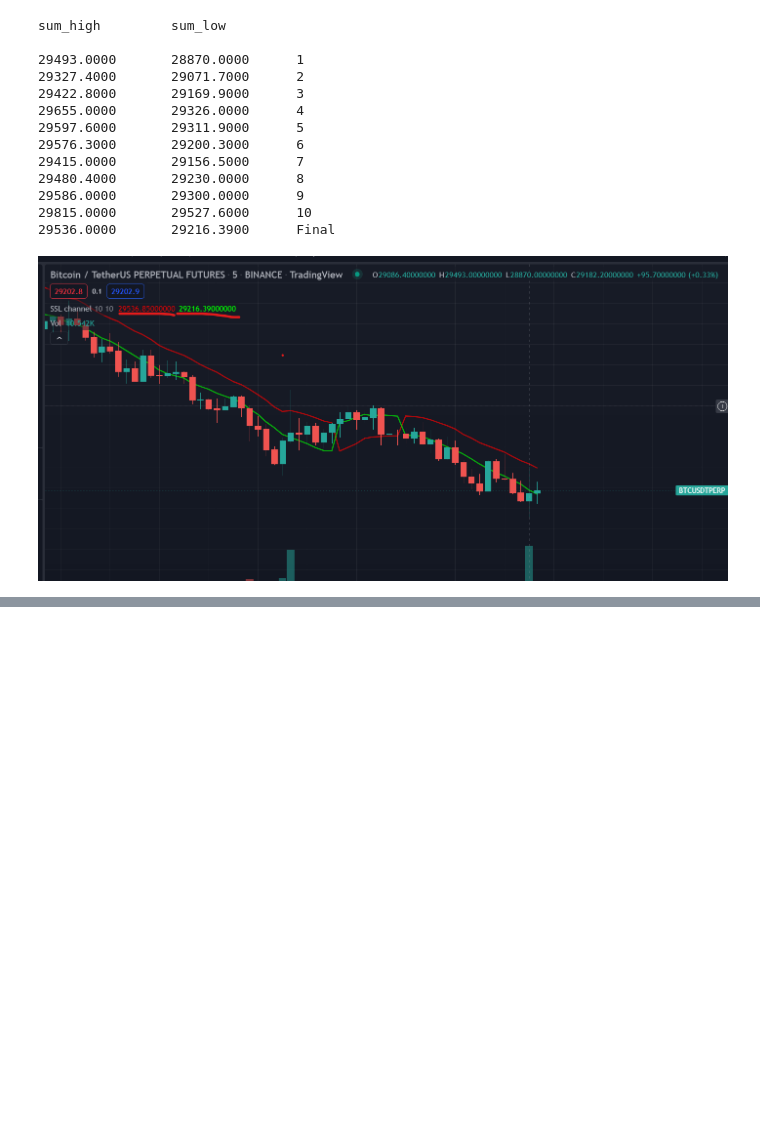
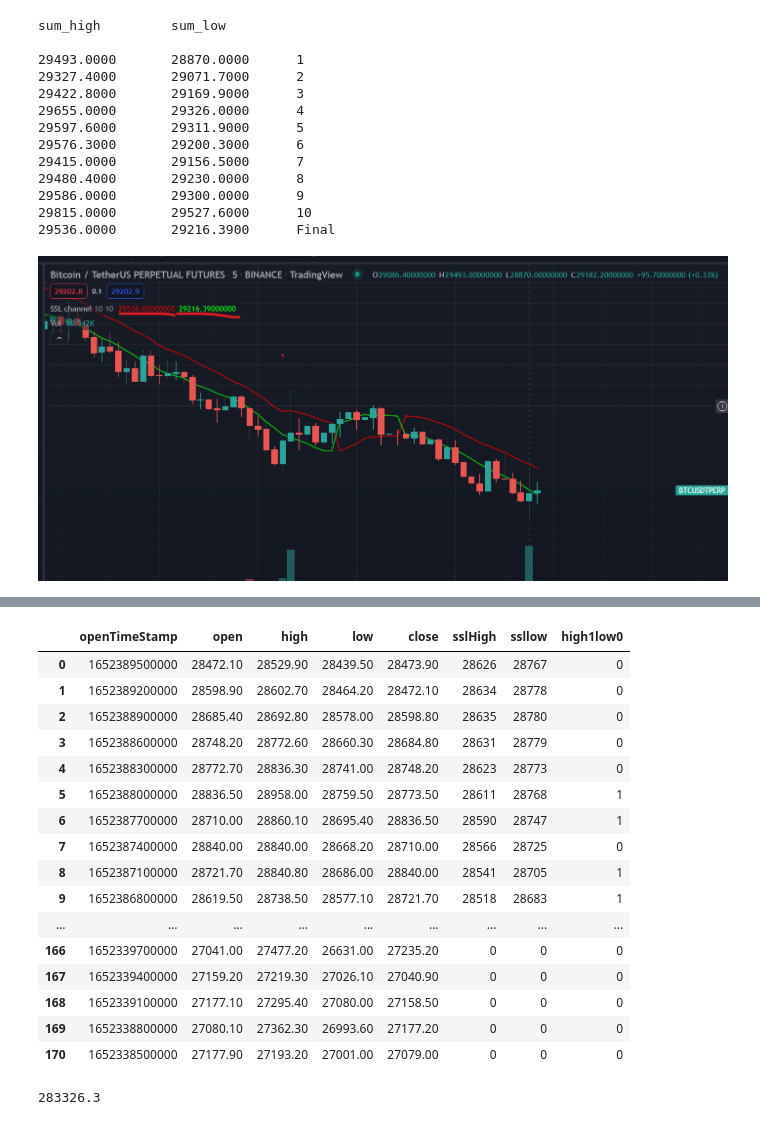
Before and after one commit to abhijitgawai/trading-bot, a Jupyter notebook: Trading_bot.ipynb, the cells around one changed output, grey strips where cells are left out. Saved outputs shown, nothing was run; the diff lists cells and outputs as text; code cells hidden in the pictures; blank space fills up the shorter version.

```diff
--- a/Trading_bot.ipynb
+++ b/Trading_bot.ipynb
@@ -316,3 +317,23 @@ sum_high         sum_low
 29815.0000       29527.6000      10
 29536.0000       29216.3900      Final
 [figure]
+# %%
+continuous_klines_object500 = Client()
+
+def getRawData500():
+    return continuous_klines_object500.continuous_klines("BTCUSDT","PERPETUAL",  "5m")[::-1] # 1652122500000 lattest
+# %%
+# Run this, it will update after every 1 minute, for this change "5m" to "1m" ^^^^^^ here above
+first_time_stamp = 0
+
+Raw_Data = pd.DataFrame(getRawData500(),columns=['openTimeStamp','open','high','low','close',0,1,2,3,4,5,6])
+Raw_Data_new = Raw_Data.drop([0,1,2,3,4,5,6], axis = 1)
+Raw_Data_new['sslHigh']=0
+Raw_Data_new['ssllow']=0
+for i in range(499):
+    sumhigh=0
+    sumlow=0
+    for j in range(10):
+        sumlow += Raw_Data_new['low']
+    sumlow=sumlow/10
+Raw_Data_new
@@ -318,0 +358,35 @@ sum_high         sum_low
+# %%
+# Run this, it will update after every 1 minute, for this change "5m" to "1m" ^^^^^^ here above
+first_time_stamp = 0
+
+Raw_Data = pd.DataFrame(getRawData500(),columns=['openTimeStamp','open','high','low','close',0,1,2,3,4,5,6])
+Raw_Data_new = Raw_Data.drop([0,1,2,3,4,5,6], axis = 1)[:171]
+Raw_Data_new['sslHigh']=0
+Raw_Data_new['ssllow']=0
+Raw_Data_new['high1low0']=0
+
+
+sumhigh=0
+sumlow=0
+for i in range(150,0,-1):
+    sumhigh=0
+    sumlow=0
+    for j in range(10):
+
+        sumlow+=float(Raw_Data_new['low'][i+j-1])
+        sumhigh+=float(Raw_Data_new['high'][i+j-1])
+
+    Raw_Data_new['ssllow'][i-1]=sumhigh/10
+    Raw_Data_new['sslHigh'][i-1]=sumlow/10
+    if float(Raw_Data_new['ssllow'][i-1]) > float(Raw_Data_new['close'][i-1]):
+        Raw_Data_new['high1low0'][i-1] = 0
+    else:
+        Raw_Data_new['high1low0'][i-1] = 1
+#     for j in range(10):
+#         Raw_Data_new[i]['sslHigh']
+#     for j in range(10):
+#         sumlow += float(Raw_Data_new['low'][490-j])
+#         Raw_Data_new['ssllow'][490-j]=float(Raw_Data_new['low'][499-j])#float(sumlow/10)
+# sumlow=sumlow/10
+Raw_Data_new
+# %% [output]
@@ -318,0 +405,21 @@ sum_high         sum_low
+|  | openTimeStamp | open | high | low | close | sslHigh | ssllow | high1low0 |
+| 0 | 1652389500000 | 28472.10 | 28529.90 | 28439.50 | 28473.90 | 28626 | 28767 | 0 |
+| 1 | 1652389200000 | 28598.90 | 28602.70 | 28464.20 | 28472.10 | 28634 | 28778 | 0 |
+| 2 | 1652388900000 | 28685.40 | 28692.80 | 28578.00 | 28598.80 | 28635 | 28780 | 0 |
+| 3 | 1652388600000 | 28748.20 | 28772.60 | 28660.30 | 28684.80 | 28631 | 28779 | 0 |
+| 4 | 1652388300000 | 28772.70 | 28836.30 | 28741.00 | 28748.20 | 28623 | 28773 | 0 |
+| 5 | 1652388000000 | 28836.50 | 28958.00 | 28759.50 | 28773.50 | 28611 | 28768 | 1 |
+| 6 | 1652387700000 | 28710.00 | 28860.10 | 28695.40 | 28836.50 | 28590 | 28747 | 1 |
+| 7 | 1652387400000 | 28840.00 | 28840.00 | 28668.20 | 28710.00 | 28566 | 28725 | 0 |
+| 8 | 1652387100000 | 28721.70 | 28840.80 | 28686.00 | 28840.00 | 28541 | 28705 | 1 |
+| 9 | 1652386800000 | 28619.50 | 28738.50 | 28577.10 | 28721.70 | 28518 | 28683 | 1 |
+| ... | ... | ... | ... | ... | ... | ... | ... | ... |
+| 166 | 1652339700000 | 27041.00 | 27477.20 | 26631.00 | 27235.20 | 0 | 0 | 0 |
+| 167 | 1652339400000 | 27159.20 | 27219.30 | 27026.10 | 27040.90 | 0 | 0 | 0 |
+| 168 | 1652339100000 | 27177.10 | 27295.40 | 27080.00 | 27158.50 | 0 | 0 | 0 |
+| 169 | 1652338800000 | 27080.10 | 27362.30 | 26993.60 | 27177.20 | 0 | 0 | 0 |
+| 170 | 1652338500000 | 27177.90 | 27193.20 | 27001.00 | 27079.00 | 0 | 0 | 0 |
+# %%
+sumlow
+# %% [output]
+283326.3
```
Also changed, not shown: parts of 4 cells of this notebook.
